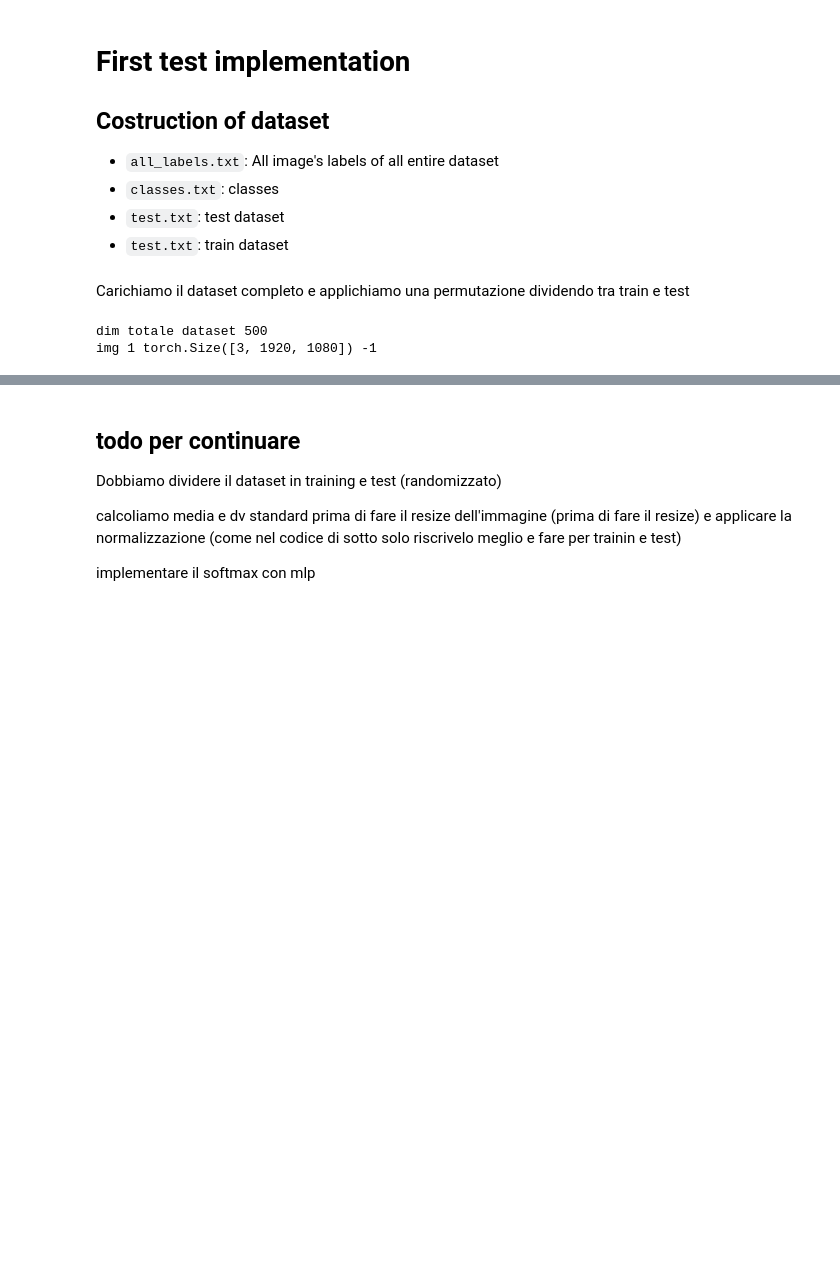
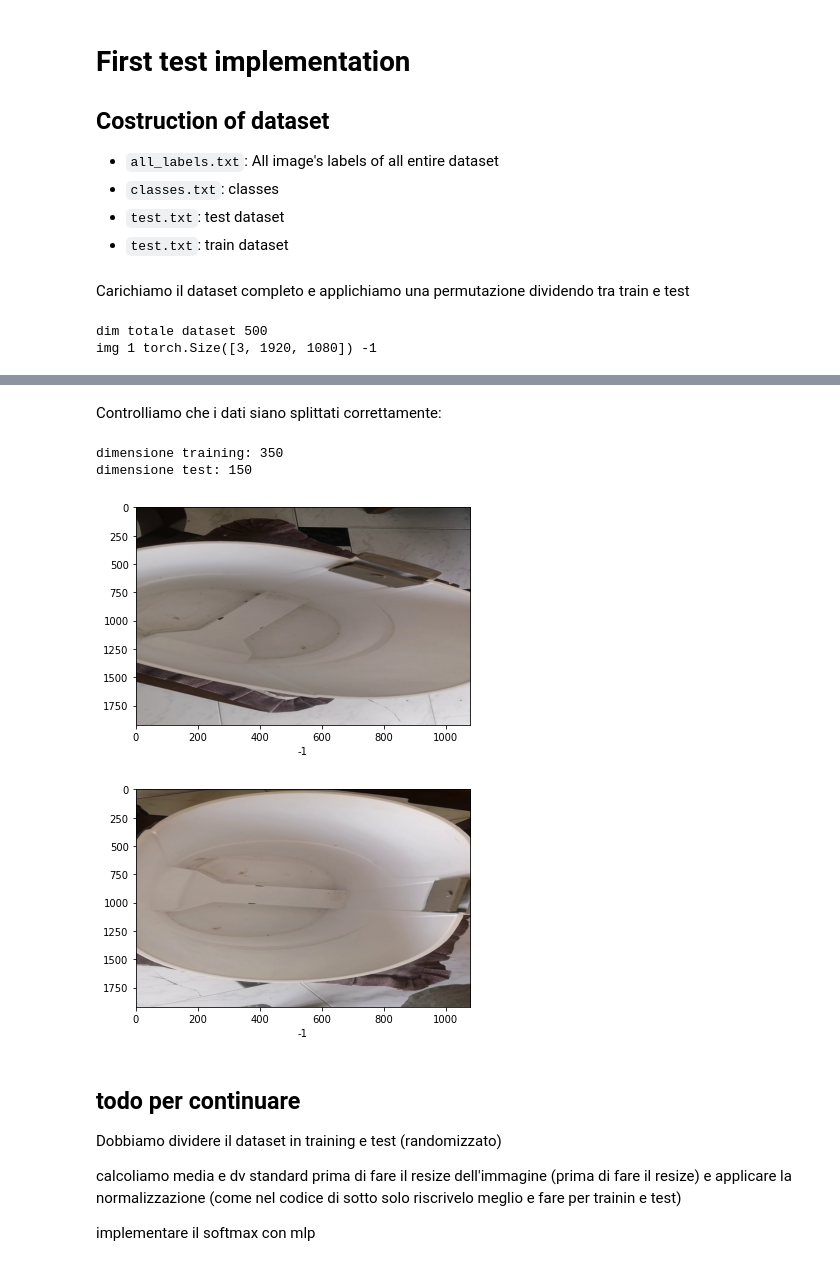
Before and after one commit to khalld/trashbin-classifier, a Jupyter notebook: project/code.ipynb, the cells around one changed output, grey strips where cells are left out. Drawn from its saved outputs; the diff is of its cells as text; code cells hidden in the pictures; blank space fills up the shorter version.

```diff
--- a/project/code.ipynb
+++ b/project/code.ipynb
@@ -89,3 +152,20 @@ img 1 torch.Size([3, 1920, 1080]) -1
+# %% [markdown]
+Controlliamo che i dati siano splittati correttamente:
+# %%
+print("dimensione training:", training_data.__len__(),"\ndimensione test:", test_data.__len__())
+
+plt.imshow(test_data[0]['image'].permute(1, 2, 0),aspect="auto")
+plt.xlabel(test_data[0]['label'])
+plt.show()
+
+plt.imshow(training_data[0]['image'].permute(1, 2, 0),aspect="auto")
+plt.xlabel(test_data[0]['label'])
+plt.show()
+# %% [output]
+dimensione training: 350
+dimensione test: 150
+[figure, added]
+[figure, added]
 # %% [markdown]
 ## todo per continuare
 
```
Also changed, not shown: parts of 10 cells of this notebook.
